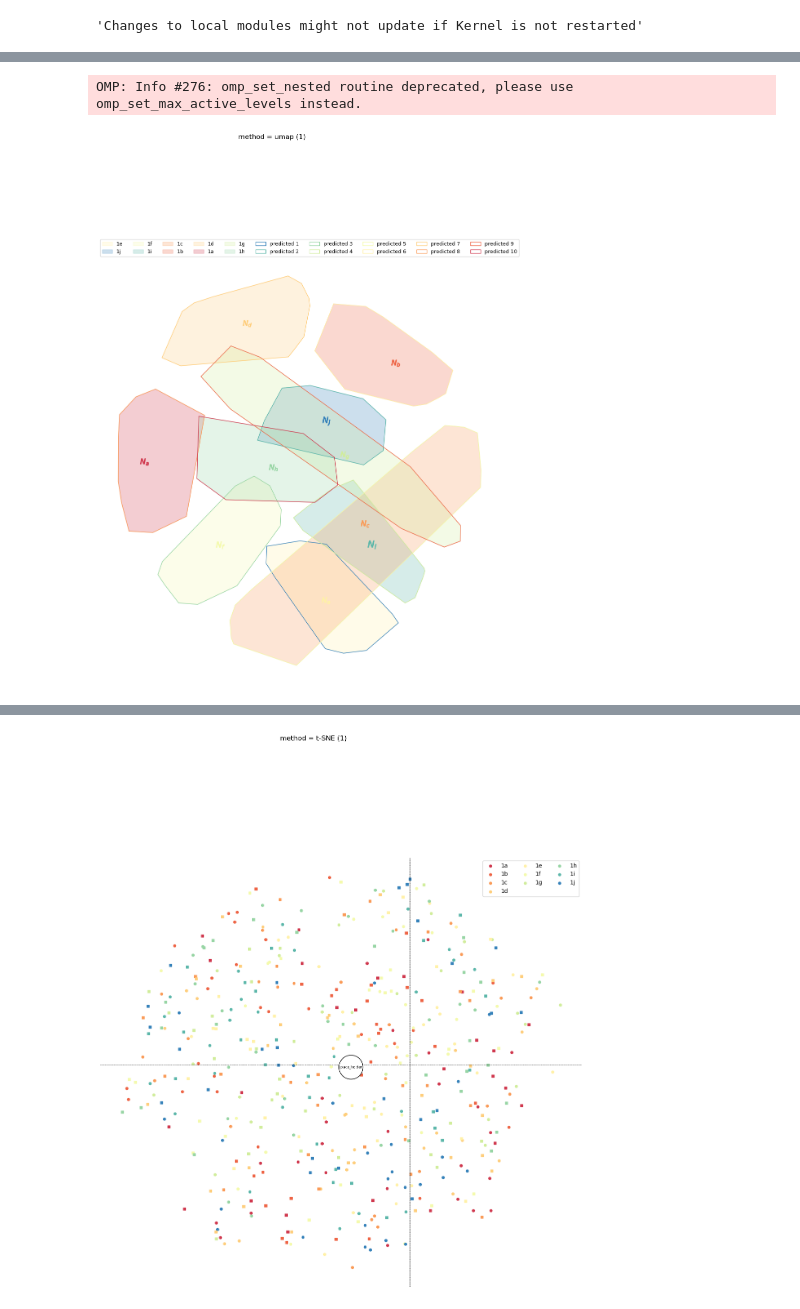
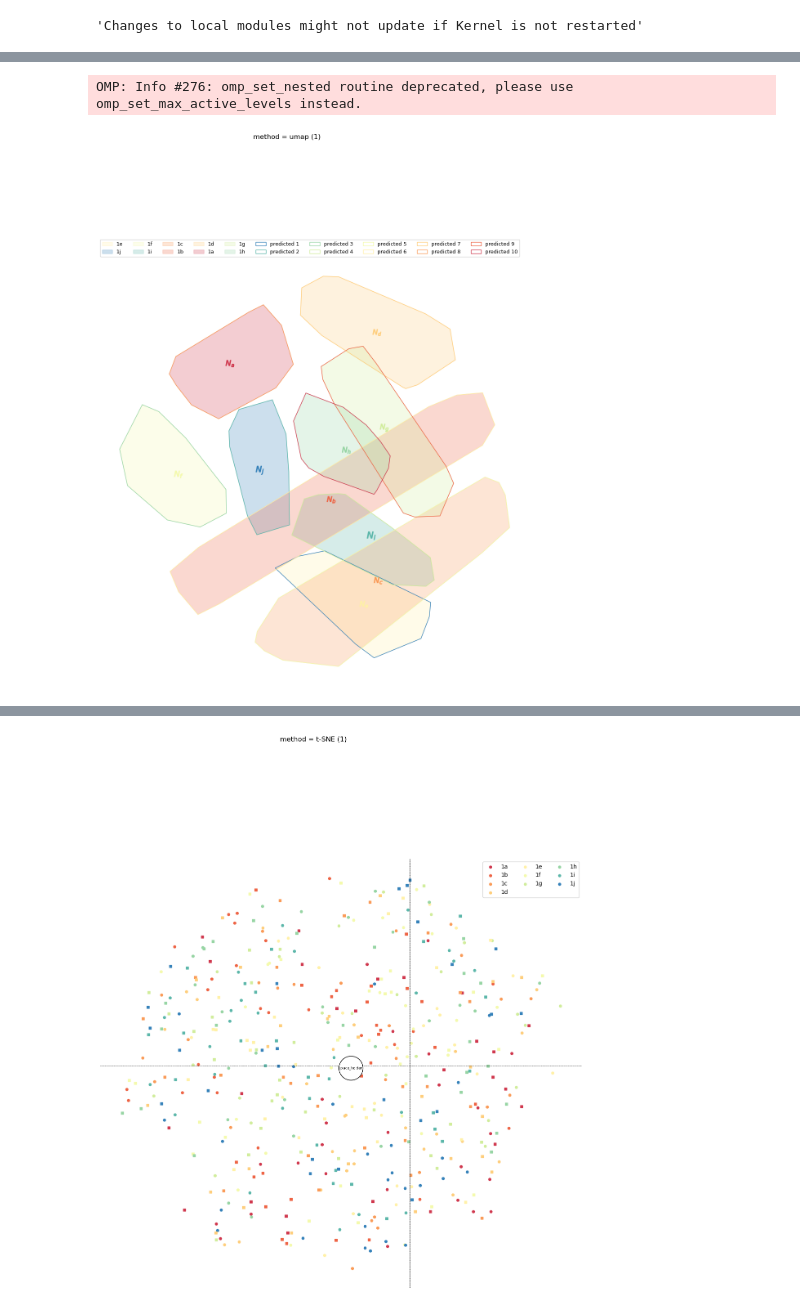
Before and after one commit to AlexiaNomena/MIASA, a Jupyter notebook: miasa_Helper_Corr.ipynb, the cells around one changed output, grey strips where cells are left out. Cells and saved outputs as stored; diff of their text form; code cells hidden in the pictures.

```diff
--- a/miasa_Helper_Corr.ipynb
+++ b/miasa_Helper_Corr.ipynb
@@ -140,35 +140,35 @@ mean(RIx, RIy, RIxy), mean(ARIy_HAx, ARIy_HAy, ARI_HAxy) (1.0, 1.0)
 """
 2-Dimensional visualization of clusters (UMAP visualization)
 - all predicted classes
 - colored predicted classes or true classes
 """
 pdf= PdfPages("Figures/"+DataName+"_UMAP.pdf")
 fig, ax = plotClass(Id_Class, X_vars, Y_vars, pdf, dtp,
-          run_num = 1, n_neighbors = 50, min_dist = 0.99,
+          run_num = 1, n_neighbors = 50, min_dist = 0.8,
           method = "umap",
           scale = False, # scale = "pca", "standard", anything esle is taken as no scaling
           cluster_colors = False, # chosed_color: if False, true_colors bellow must be given
           true_colors = data_dic_orig["true_colors"],# give a true class colors as dictionary with X_vars and Y_vars as key
           markers = [(" ",5),(" ",5)], # optional markers list and their size for X and Y
           show_labels = False, # optional show the labels of X and Y
           show_orig = False, #optional show the the axis lines going through embedded origin
           legend = True, # add legend only if true cluster are required
           wrap_true = True, # wrapp the members of a true cluster , in each indentified clusters
           group_annot_size = 15, ### size of the annotations in the center of polygones‚
           wrap_predicted = True, # full lines to wrap around the predicted cluster
           show_pred_outliers = False, #
           def_pred_outliers = (3, 0.75), # (a, b), greater than a*std of pairwise dist for more than b*100% of the points in the predicted class
           oultiers_markers = ("P", "^", 5), # (true, predicted, size)
           wrap_type = "convexhull", # convexhull or ellipse (ellipse does not look accurate)
           dataname = "Corr") # true cluster markers for this simulation
 import matplotlib.pyplot as plt
 pdf.savefig(fig, bbox_inches = "tight")
 pdf.close()
 plt.legend(loc = (0,1), fontsize = 9, ncol = 10)
 plt.show()
 # %% [output]
 OMP: Info #276: omp_set_nested routine deprecated, please use omp_set_max_active_levels instead.
-[figure, old version]
+[figure, new version]
 # %%
 """2-Dimensional visualization visualization of clusters (UMAP visualization)
 - separated predicted classes
```
Also changed, not shown: parts of 4 cells of this notebook, 3 other files.
